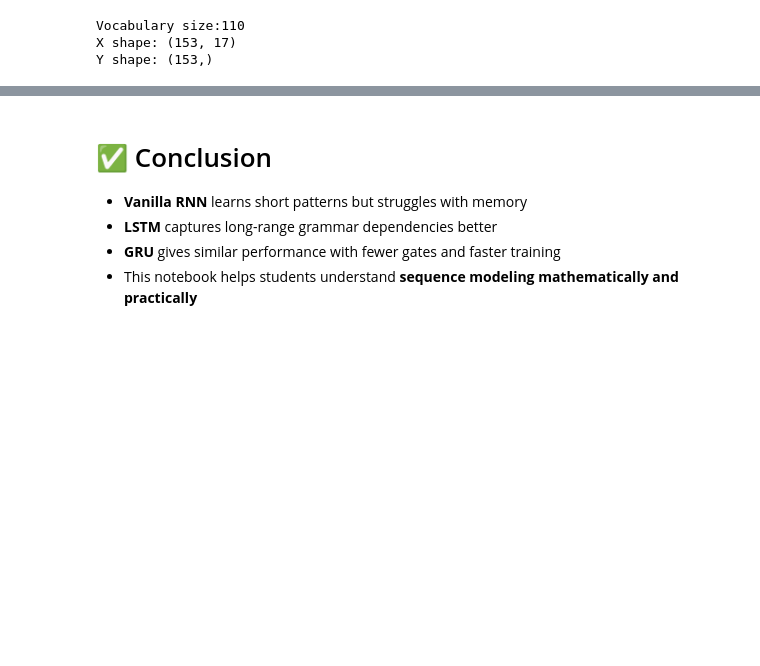
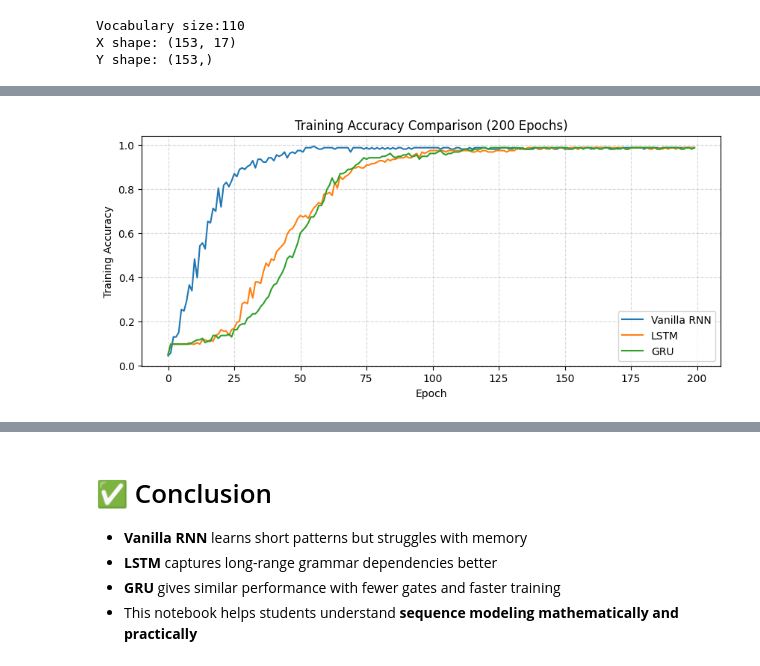
Before and after one commit to bhavanibeemanpalli2108/celebal_assignments, a Jupyter notebook: WEEK5/WEEK5_Bhavani_Beemanpalli_cvr.ipynb, the cells around one changed output, grey strips where cells are left out. Saved outputs shown, nothing was run; the diff lists cells and outputs as text; code cells hidden in the pictures; blank space fills up the shorter version.

```diff
--- a/WEEK5/WEEK5_Bhavani_Beemanpalli_cvr.ipynb
+++ b/WEEK5/WEEK5_Bhavani_Beemanpalli_cvr.ipynb
@@ -499,0 +662,17 @@ plt.show()
+# %%
+# 200 epochs
+plt.figure(figsize=(10, 4))
+
+plt.plot(story_rnn_history_200.history['accuracy'], label='Vanilla RNN')
+plt.plot(story_lstm_history_200.history['accuracy'], label='LSTM')
+plt.plot(story_gru_history_200.history['accuracy'], label='GRU')
+
+plt.xlabel("Epoch")
+plt.ylabel("Training Accuracy")
+plt.title("Training Accuracy Comparison (200 Epochs)")
+plt.legend()
+plt.grid(True, linestyle='--', alpha=0.5)
+
+plt.show()
+# %% [output]
+[figure, added]
```
Also changed, not shown: parts of 15 cells of this notebook.
